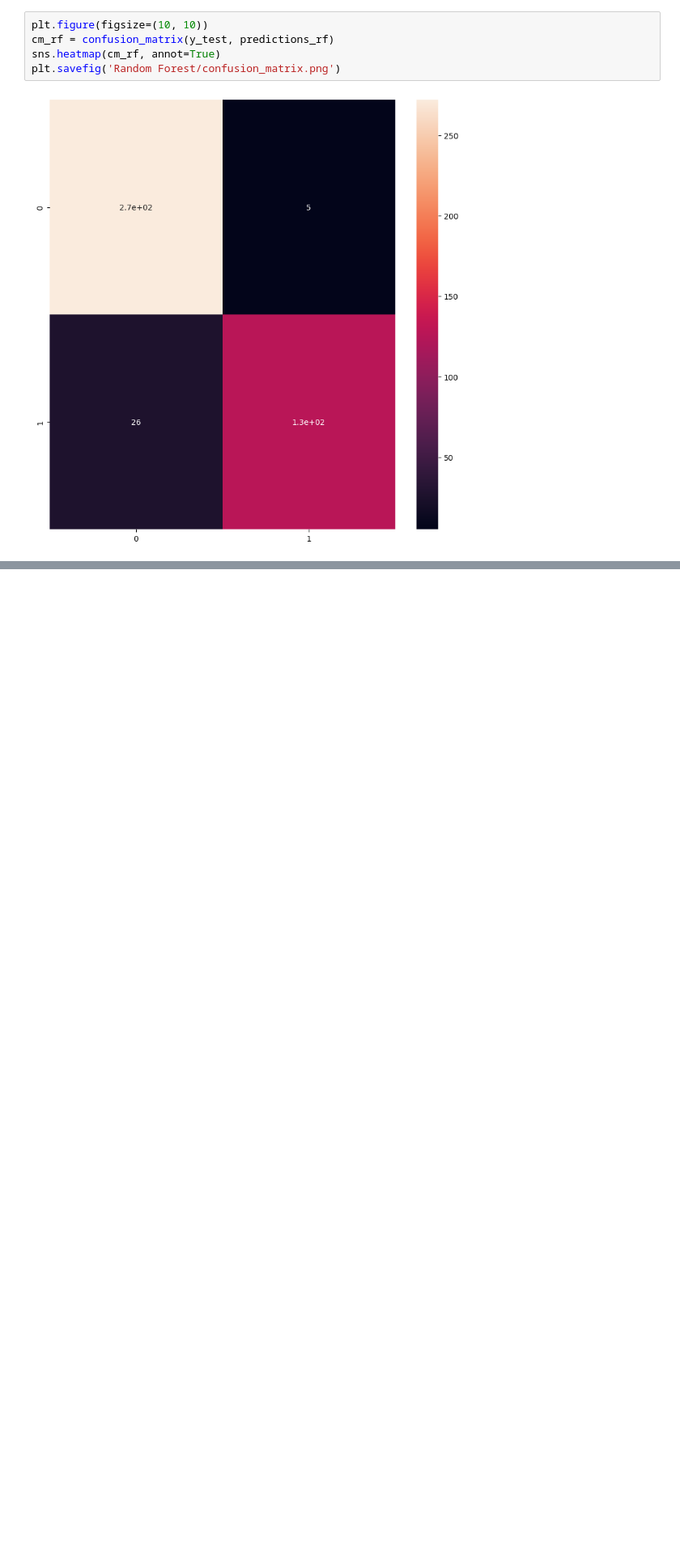
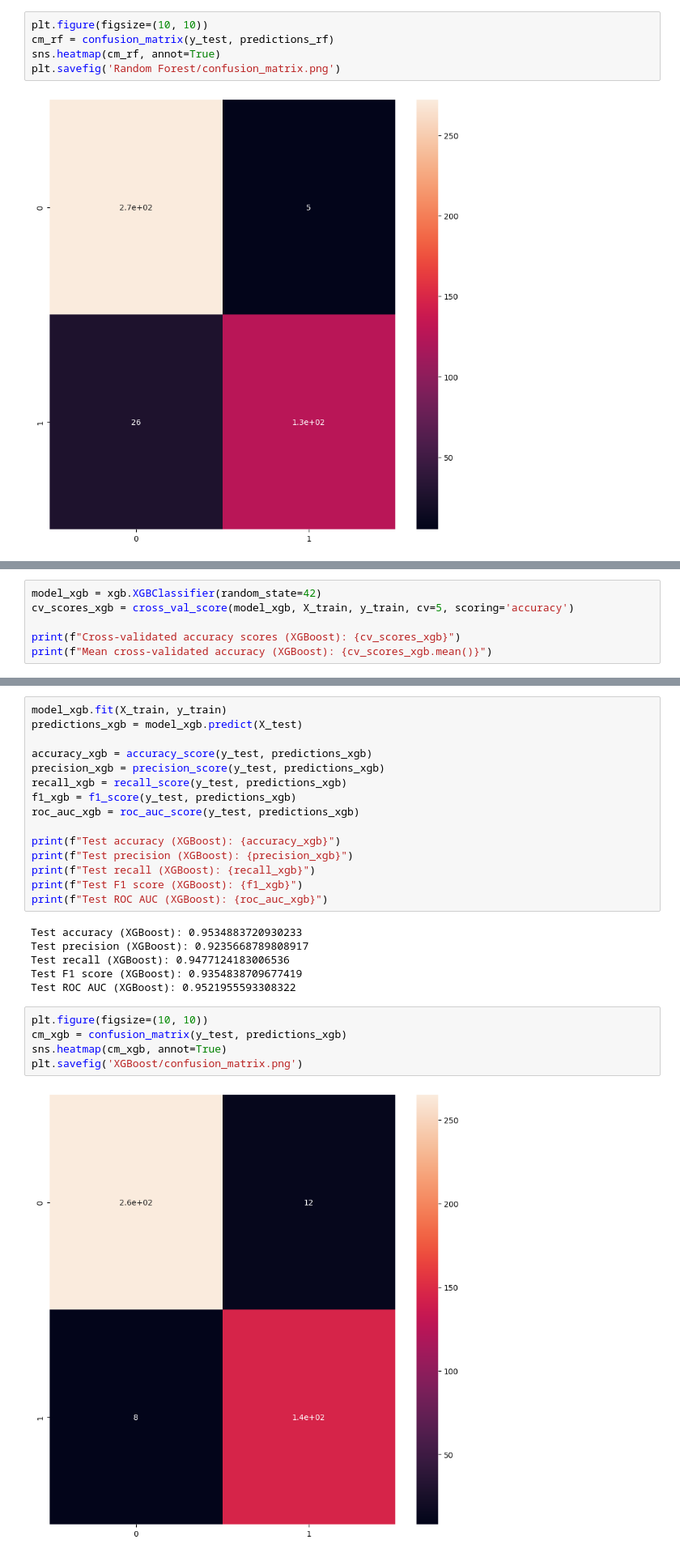
Before and after one commit to aaudric/Alzheimer-s-Disease-Predictions, a Jupyter notebook: alzheimer.ipynb, the cells around one changed output, grey strips where cells are left out. Shown at 81% size. Drawn from its saved outputs; the diff is of its cells as text; blank space fills up the shorter version.

Commit message:
add XGBoost and RNN

```diff
--- a/alzheimer.ipynb
+++ b/alzheimer.ipynb
@@ -230,0 +233,6 @@ plt.savefig('Random Forest/confusion_matrix.png')
+# %%
+model_xgb = xgb.XGBClassifier(random_state=42)
+cv_scores_xgb = cross_val_score(model_xgb, X_train, y_train, cv=5, scoring='accuracy')
+
+print(f"Cross-validated accuracy scores (XGBoost): {cv_scores_xgb}")
+print(f"Mean cross-validated accuracy (XGBoost): {cv_scores_xgb.mean()}")
@@ -230,0 +242,28 @@ plt.savefig('Random Forest/confusion_matrix.png')
+# %%
+model_xgb.fit(X_train, y_train)
+predictions_xgb = model_xgb.predict(X_test)
+
+accuracy_xgb = accuracy_score(y_test, predictions_xgb)
+precision_xgb = precision_score(y_test, predictions_xgb)
+recall_xgb = recall_score(y_test, predictions_xgb)
+f1_xgb = f1_score(y_test, predictions_xgb)
+roc_auc_xgb = roc_auc_score(y_test, predictions_xgb)
+
+print(f"Test accuracy (XGBoost): {accuracy_xgb}")
+print(f"Test precision (XGBoost): {precision_xgb}")
+print(f"Test recall (XGBoost): {recall_xgb}")
+print(f"Test F1 score (XGBoost): {f1_xgb}")
+print(f"Test ROC AUC (XGBoost): {roc_auc_xgb}")
+# %% [output]
+Test accuracy (XGBoost): 0.9534883720930233
+Test precision (XGBoost): 0.9235668789808917
+Test recall (XGBoost): 0.9477124183006536
+Test F1 score (XGBoost): 0.9354838709677419
+Test ROC AUC (XGBoost): 0.9521955593308322
+# %%
+plt.figure(figsize=(10, 10))
+cm_xgb = confusion_matrix(y_test, predictions_xgb)
+sns.heatmap(cm_xgb, annot=True)
+plt.savefig('XGBoost/confusion_matrix.png')
+# %% [output]
+[figure, added]
```
Also changed, not shown: parts of 6 cells of this notebook, 3 other files.
